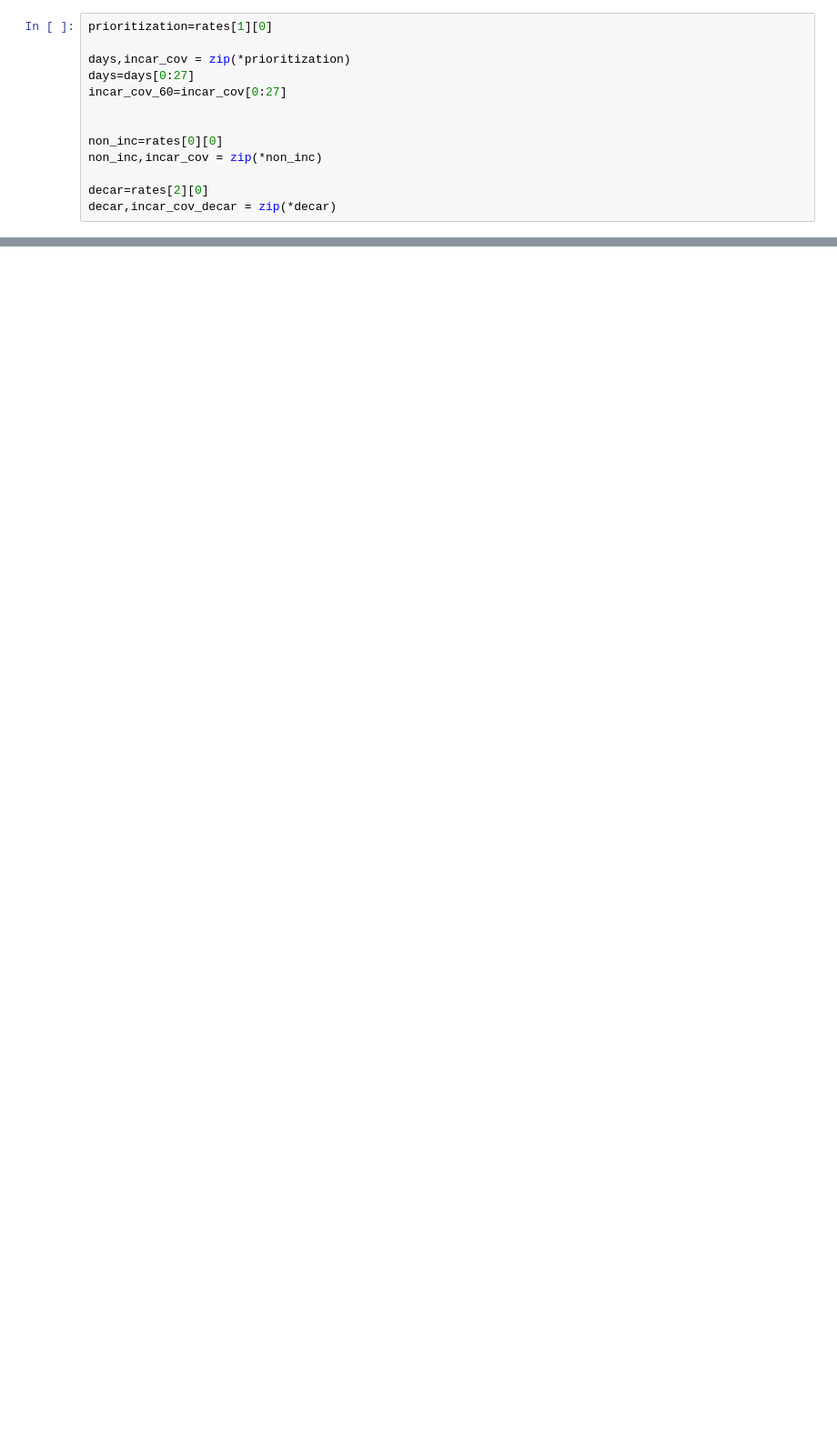
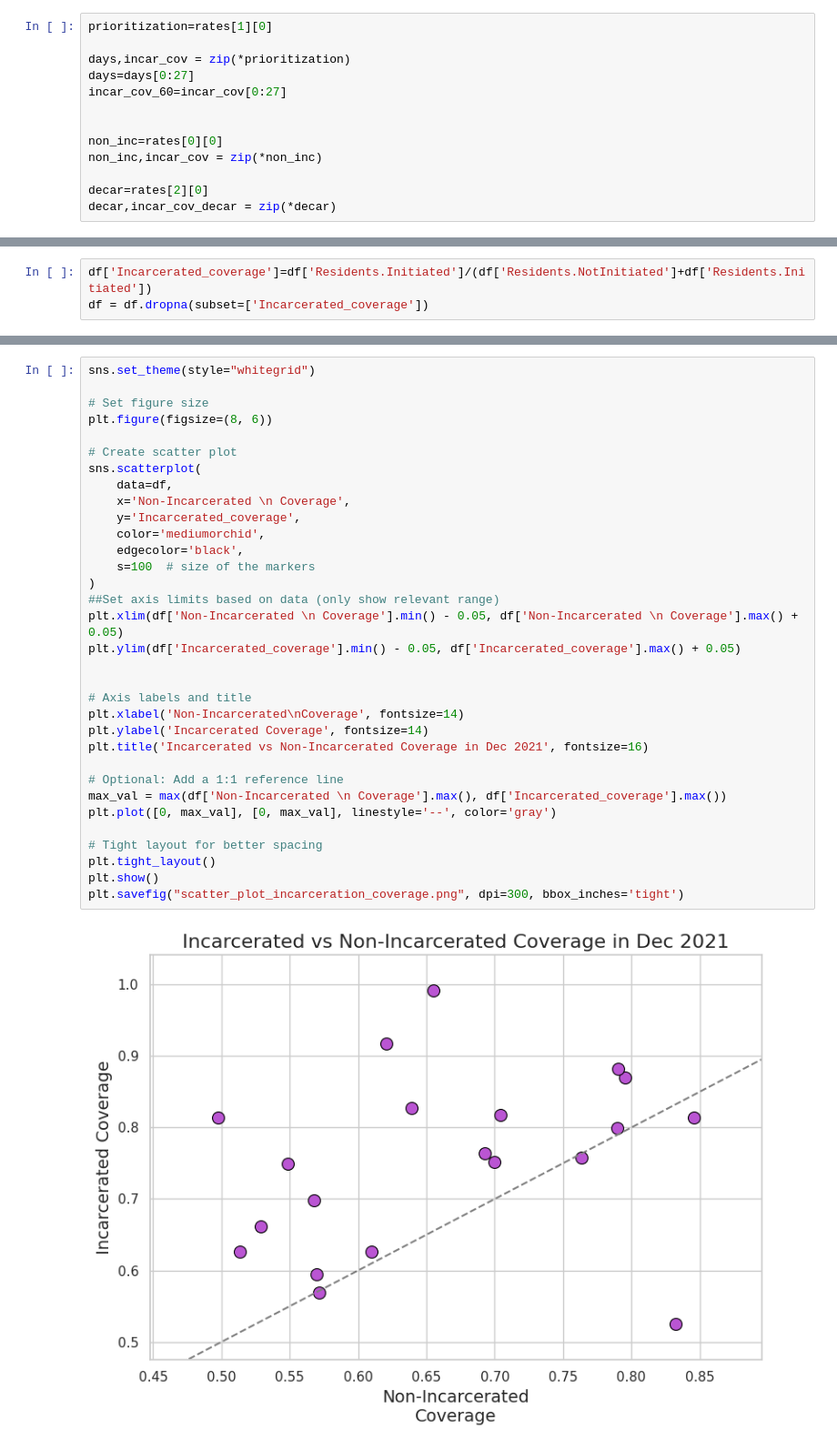
Before and after one commit to bansallab/incarcerated_vacc, a Jupyter notebook: Regression_final.ipynb, the cells around one changed output, grey strips where cells are left out. Shown at 91% size. Cells and saved outputs as stored; diff of their text form; blank space fills up the shorter version.

```diff
--- a/Regression_final.ipynb
+++ b/Regression_final.ipynb
@@ -379,0 +540,3 @@ print(slope(decar,incar_cov_decar)/10*100)
+# %%
+df['Incarcerated_coverage']=df['Residents.Initiated']/(df['Residents.NotInitiated']+df['Residents.Initiated'])
+df = df.dropna(subset=['Incarcerated_coverage'])
@@ -379,0 +562,35 @@ print(slope(decar,incar_cov_decar)/10*100)
+# %%
+sns.set_theme(style="whitegrid")
+
+# Set figure size
+plt.figure(figsize=(8, 6))
+
+# Create scatter plot
+sns.scatterplot(
+    data=df,
+    x='Non-Incarcerated \n Coverage',
+    y='Incarcerated_coverage',
+    color='mediumorchid',
+    edgecolor='black',
+    s=100  # size of the markers
+)
+##Set axis limits based on data (only show relevant range)
+plt.xlim(df['Non-Incarcerated \n Coverage'].min() - 0.05, df['Non-Incarcerated \n Coverage'].max() + 0.05)
+plt.ylim(df['Incarcerated_coverage'].min() - 0.05, df['Incarcerated_coverage'].max() + 0.05)
+
+
+# Axis labels and title
+plt.xlabel('Non-Incarcerated\nCoverage', fontsize=14)
+plt.ylabel('Incarcerated Coverage', fontsize=14)
+plt.title('Incarcerated vs Non-Incarcerated Coverage in Dec 2021', fontsize=16)
+
+# Optional: Add a 1:1 reference line
+max_val = max(df['Non-Incarcerated \n Coverage'].max(), df['Incarcerated_coverage'].max())
+plt.plot([0, max_val], [0, max_val], linestyle='--', color='gray')
+
+# Tight layout for better spacing
+plt.tight_layout()
+plt.show()
+plt.savefig("scatter_plot_incarceration_coverage.png", dpi=300, bbox_inches='tight')
+# %% [output]
+[figure, added]
```
Also changed, not shown: parts of 16 cells of this notebook.
